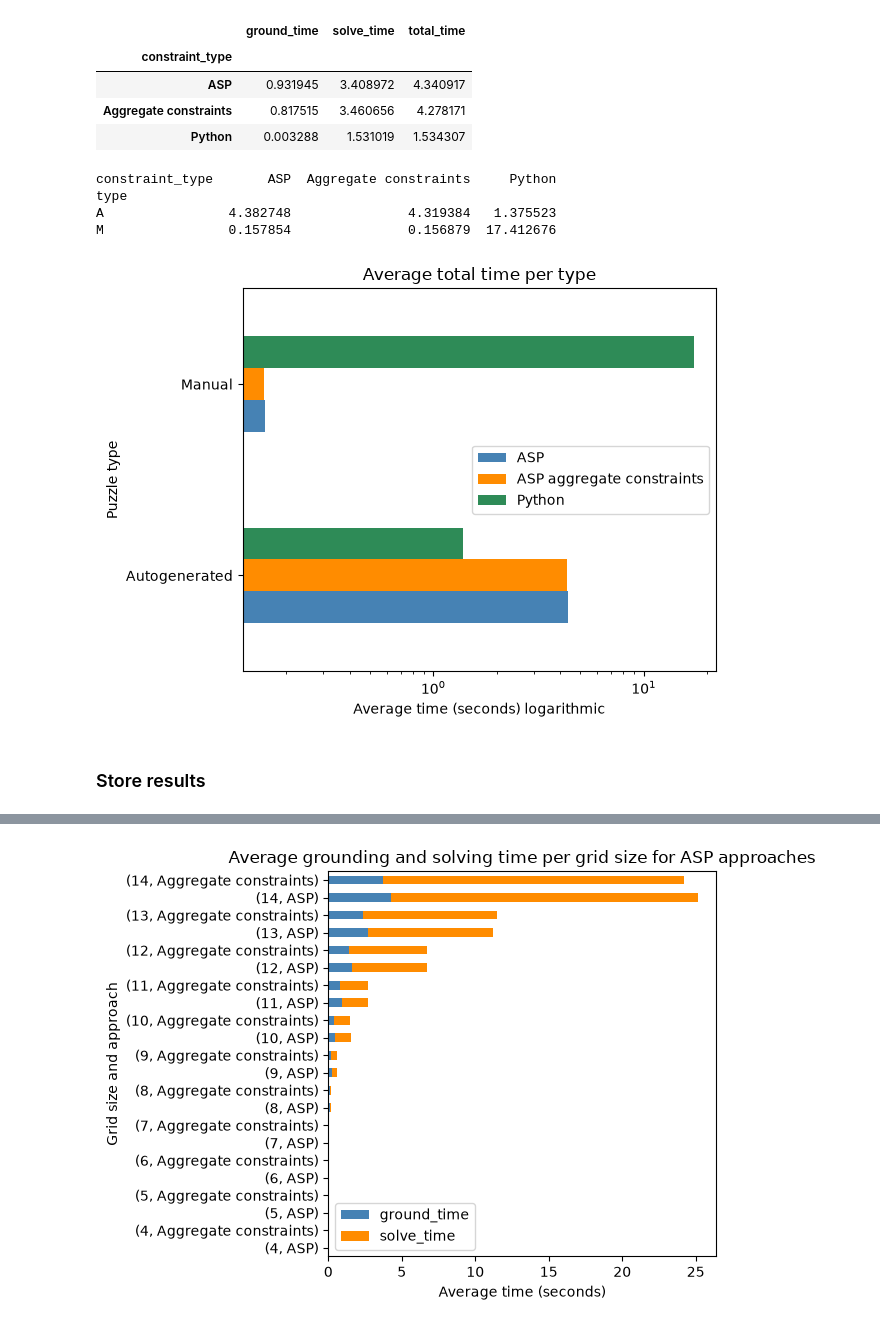
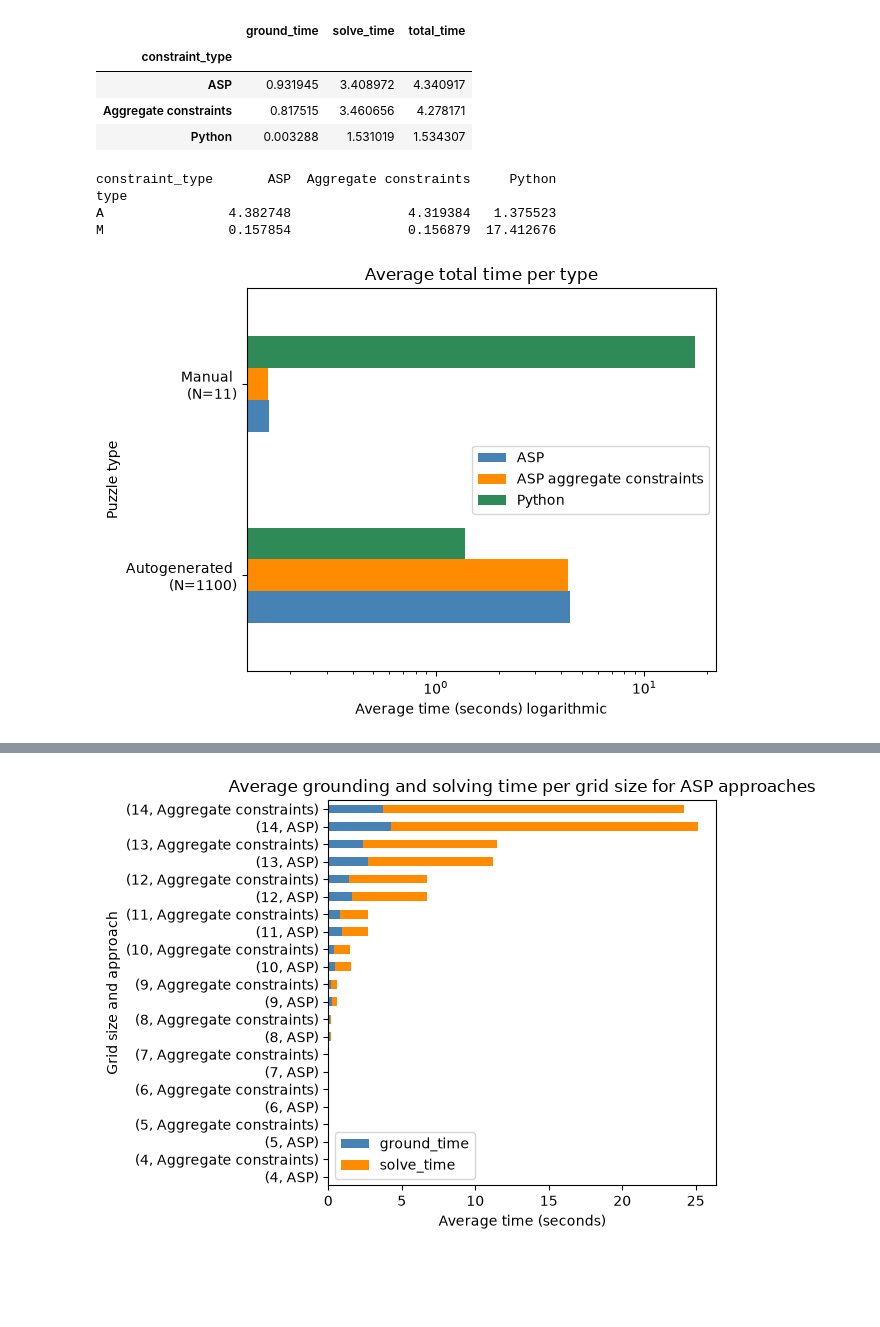
Before and after one commit to jurgendevries-ou-student/murdoku-solve, a Jupyter notebook: extraction/run/experiment.ipynb, the cells around one changed output, grey strips where cells are left out. Drawn from its saved outputs; the diff is of its cells as text; code cells hidden in the pictures; blank space fills up the shorter version.

```diff
--- a/extraction/run/experiment.ipynb
+++ b/extraction/run/experiment.ipynb
@@ -521,29 +559,27 @@ df.groupby('constraint_type')[['ground_time','solve_time','total_time']].mean()
 # %%
 # average ground/solve/total times per method
 df_grouped = df.groupby(['type', 'constraint_type'])['total_time'].mean().unstack('constraint_type')
 print(df_grouped)
 ax = df_grouped.plot(
     kind='barh', color=['steelblue', 'darkorange','seagreen']
 )
 
-labels = {'M': 'Manual','A': 'Autogenerated'}
+labels = {'M': 'Manual \n(N=11)','A': 'Autogenerated \n(N=1100)'}
 
 ax.set_xscale('log')
 plt.ylabel('Puzzle type')
 plt.xlabel('Average time (seconds) logarithmic')
 plt.yticks(
     ticks=range(len(df_grouped.index)),
     labels=[labels[x] for x in df_grouped.index]
 )
 plt.title('Average total time per type')
 plt.legend(['ASP', 'ASP aggregate constraints', 'Python'])
 plt.tight_layout()
 plt.show()
 # %% [output]
 constraint_type       ASP  Aggregate constraints     Python
 type
 A                4.382748               4.319384   1.375523
 M                0.157854               0.156879  17.412676
-[figure, old version]
+[figure, new version]
-# %% [markdown]
-### Store results
```
Also changed, not shown: parts of 14 cells of this notebook.
